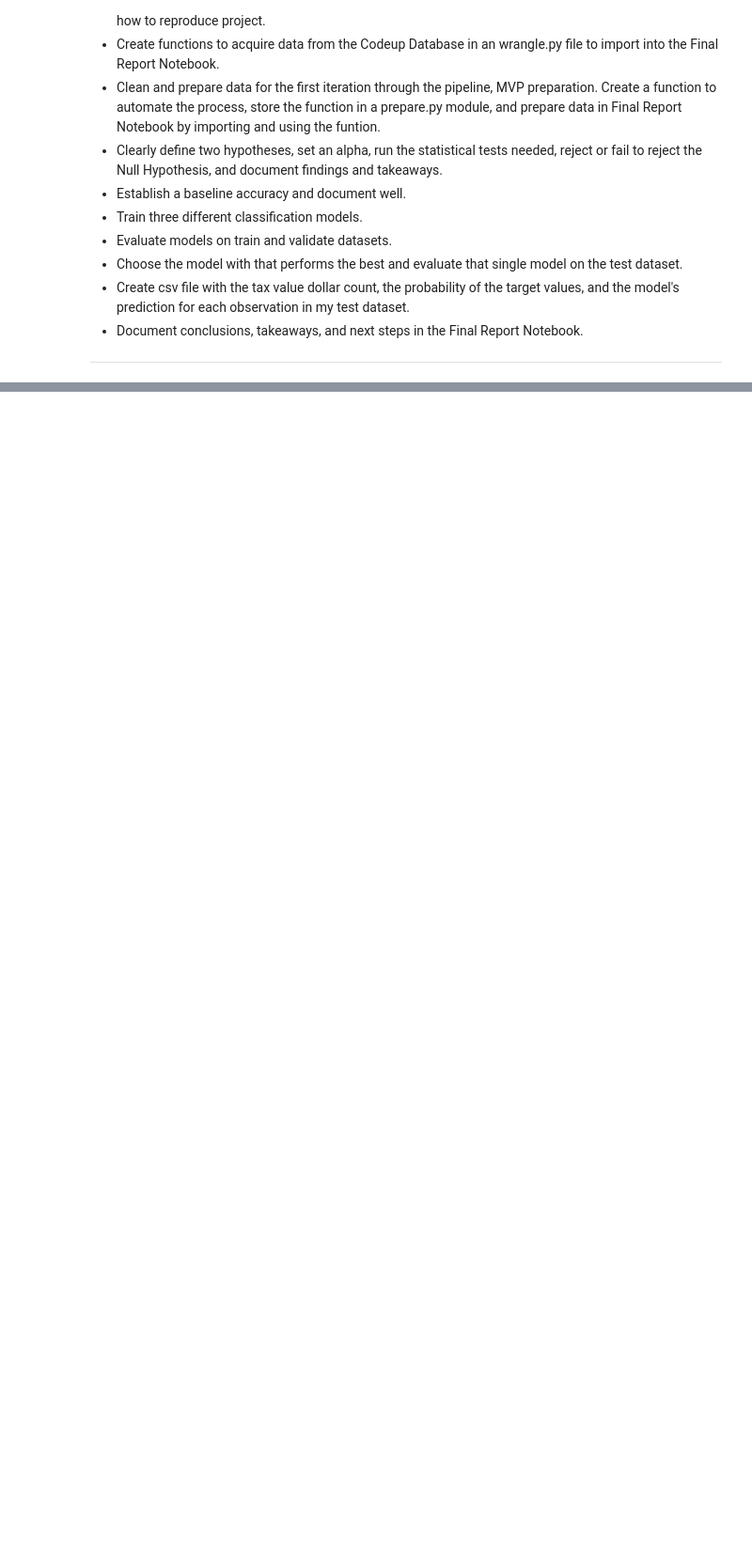
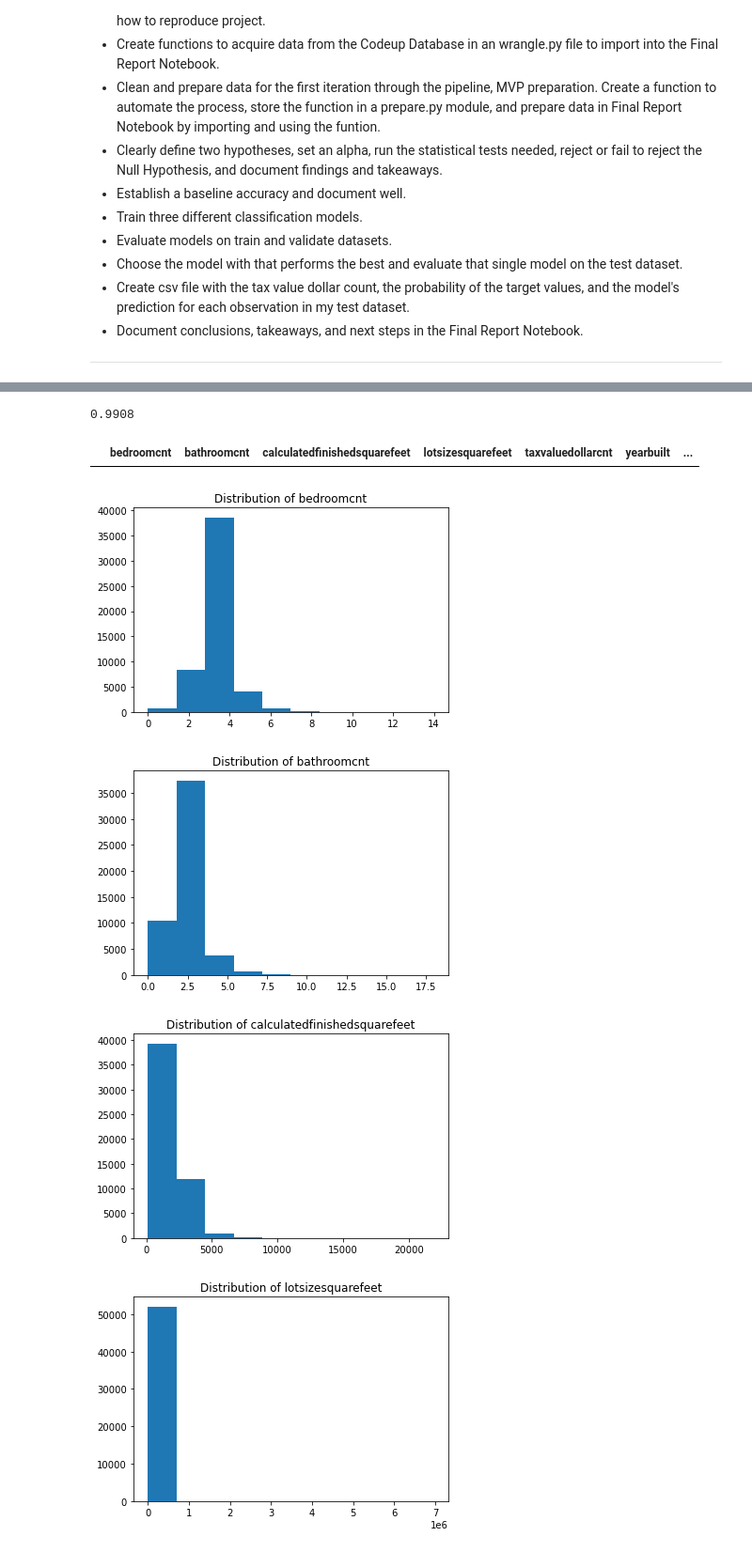
Before and after one commit to Jason-R-Turner/proj_zillow_home_value, a Jupyter notebook: final_report.ipynb, the cells around one changed output, grey strips where cells are left out. Shown at 94% size. Drawn from its saved outputs; the diff is of its cells as text; code cells hidden in the pictures; blank space fills up the shorter version.

```diff
--- a/final_report.ipynb
+++ b/final_report.ipynb
@@ -29,0 +54,3 @@
+# %%
+# read zillow data into a DataFrame that's split into train, validate, and test sets
+zillow_df = wrangle.get_zillow_data()
@@ -29,0 +85,15 @@
+# %%
+round(zillow_df.dropna().shape[0] / zillow_df.shape[0], 4)
+# %% [output]
+0.9908
+# %%
+wrangle.clean_zillow(zillow_df).head(0)
+# %% [output]
+|  | bedroomcnt | bathroomcnt | calculatedfinishedsquarefeet | lotsizesquarefeet | taxvaluedollarcnt | yearbuilt | ... |
+# %%
+util.num_distribution(zillow_df)
+# %% [output]
+[figure, added]
+[figure, added]
+[figure, added]
+[figure, added]
```
Also changed, not shown: parts of 59 cells of this notebook, 5 other files.
